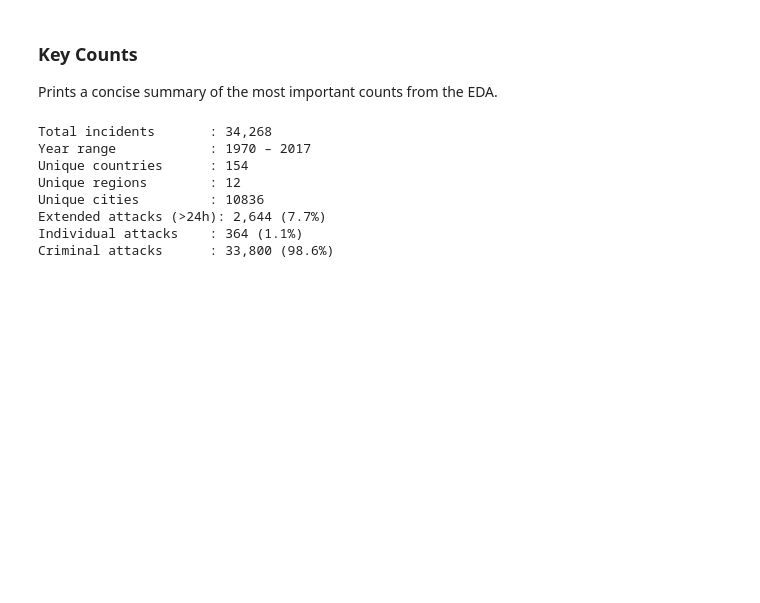
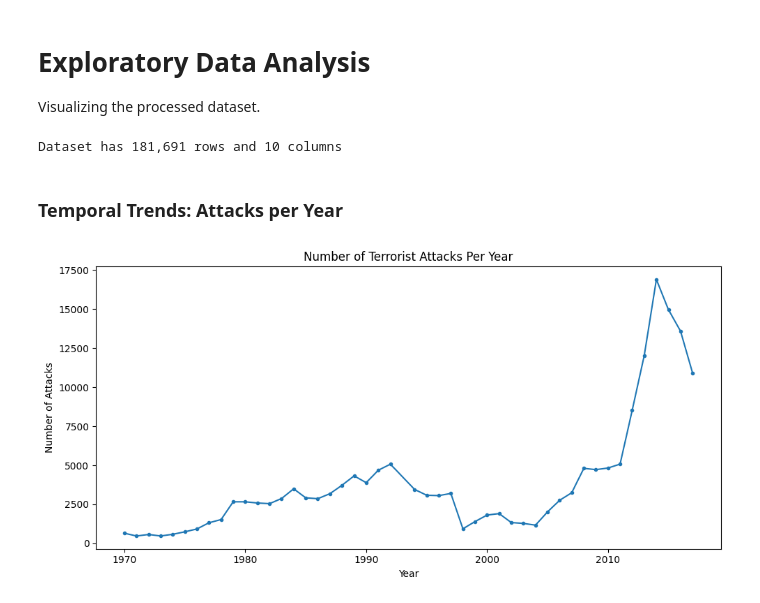
Before and after one commit to Magnus1X/GoldDiggger_Echos_of_Conflict, a Jupyter notebook: Notebooks/03_eda.ipynb, the cells around one changed output. Drawn from its saved outputs; the diff is of its cells as text; code cells hidden in the pictures; blank space fills up the shorter version.

```diff
--- a/Notebooks/03_eda.ipynb
+++ b/Notebooks/03_eda.ipynb
@@ -8,9 +0,0 @@ Loads data manipulation and visualisation libraries. Sets a consistent plot styl
-# %%
-import pandas as pd
-import matplotlib.pyplot as plt
-import seaborn as sns
-import warnings
-warnings.filterwarnings('ignore')
-
-sns.set_theme(style='whitegrid', palette='muted')
-plt.rcParams['figure.figsize'] = (12, 5)
@@ -270,21 +1,32 @@ plt.show()
-# %% [markdown]
-### Key Counts
-Prints a concise summary of the most important counts from the EDA.
-# %%
-print(f"Total incidents       : {len(df):,}")
-print(f"Year range            : {df['Year'].min()} – {df['Year'].max()}")
-print(f"Unique countries      : {df['Country'].nunique()}")
-print(f"Unique regions        : {df['Region'].nunique()}")
-print(f"Unique cities         : {df['City'].nunique()}")
-print(f"Extended attacks (>24h): {(df['Duration']==1).sum():,} ({(df['Duration']==1).mean()*100:.1f}%)")
-print(f"Individual attacks    : {(df['Individual']==1).sum():,} ({(df['Individual']==1).mean()*100:.1f}%)")
-print(f"Criminal attacks      : {(df['Crime']==1).sum():,} ({(df['Crime']==1).mean()*100:.1f}%)")
-# %% [output]
-Total incidents       : 34,268
-Year range            : 1970 – 2017
-Unique countries      : 154
-Unique regions        : 12
-Unique cities         : 10836
-Extended attacks (>24h): 2,644 (7.7%)
-Individual attacks    : 364 (1.1%)
-Criminal attacks      : 33,800 (98.6%)
+# %% [markdown]
+# Exploratory Data Analysis
+Visualizing the processed dataset.
+# %%
+import pandas as pd
+import matplotlib.pyplot as plt
+import seaborn as sns
+import os
+import warnings
+warnings.filterwarnings('ignore')
+
+df = pd.read_csv('../data/processed/gtd_cleaned.csv')
+outputs_dir = os.path.join('outputs')
+os.makedirs(outputs_dir, exist_ok=True)
+print(f'Dataset has {df.shape[0]:,} rows and {df.shape[1]} columns')
+# %% [output]
+Dataset has 181,691 rows and 10 columns
+# %% [markdown]
+### Temporal Trends: Attacks per Year
+# %%
+yearly = df['year'].value_counts().sort_index()
+
+plt.figure(figsize=(10, 5))
+plt.plot(yearly.index, yearly.values, marker='o', linewidth=1.5, markersize=3)
+plt.title('Number of Terrorist Attacks Per Year')
+plt.xlabel('Year')
+plt.ylabel('Number of Attacks')
+plt.tight_layout()
+plt.savefig(os.path.join(outputs_dir, 'attacks_per_year.png'))
+plt.show()
+# %% [output]
+[figure, added]
```
Also changed, not shown: parts of 47 cells of this notebook, 11 other files.
